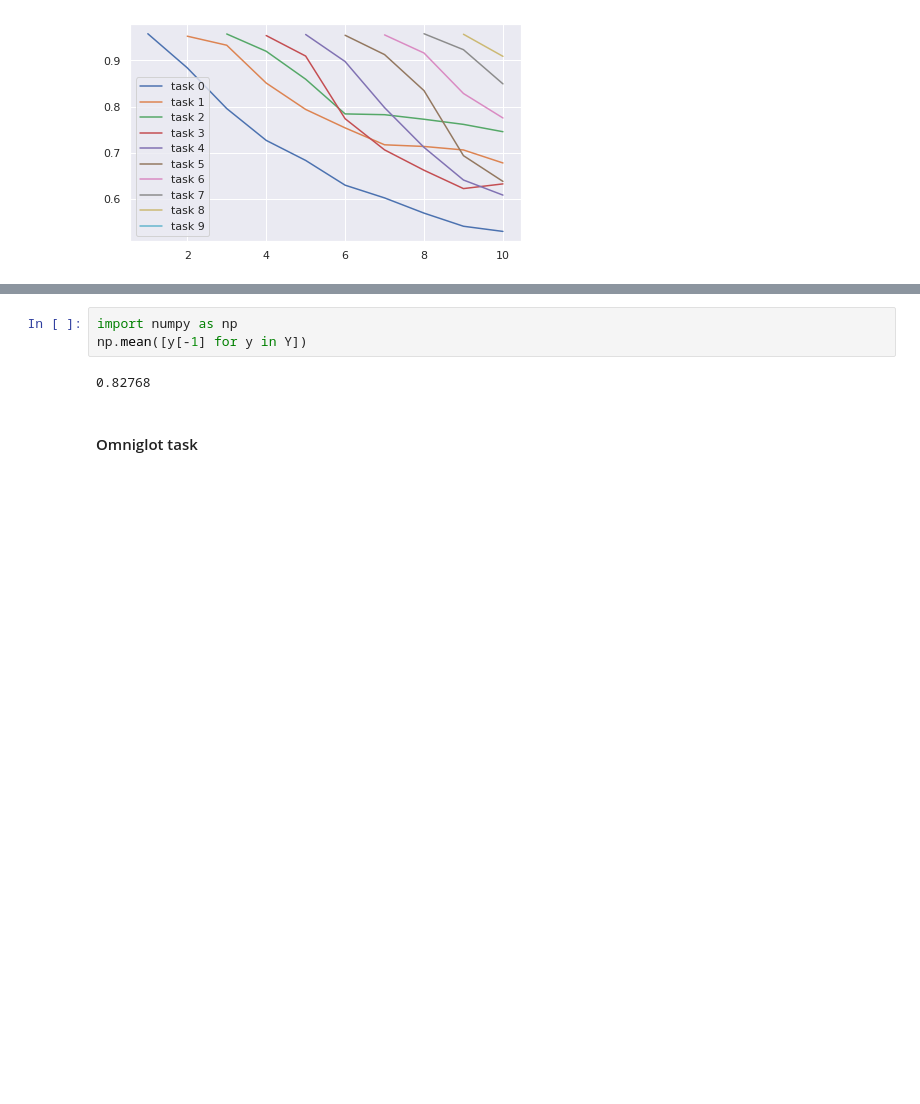
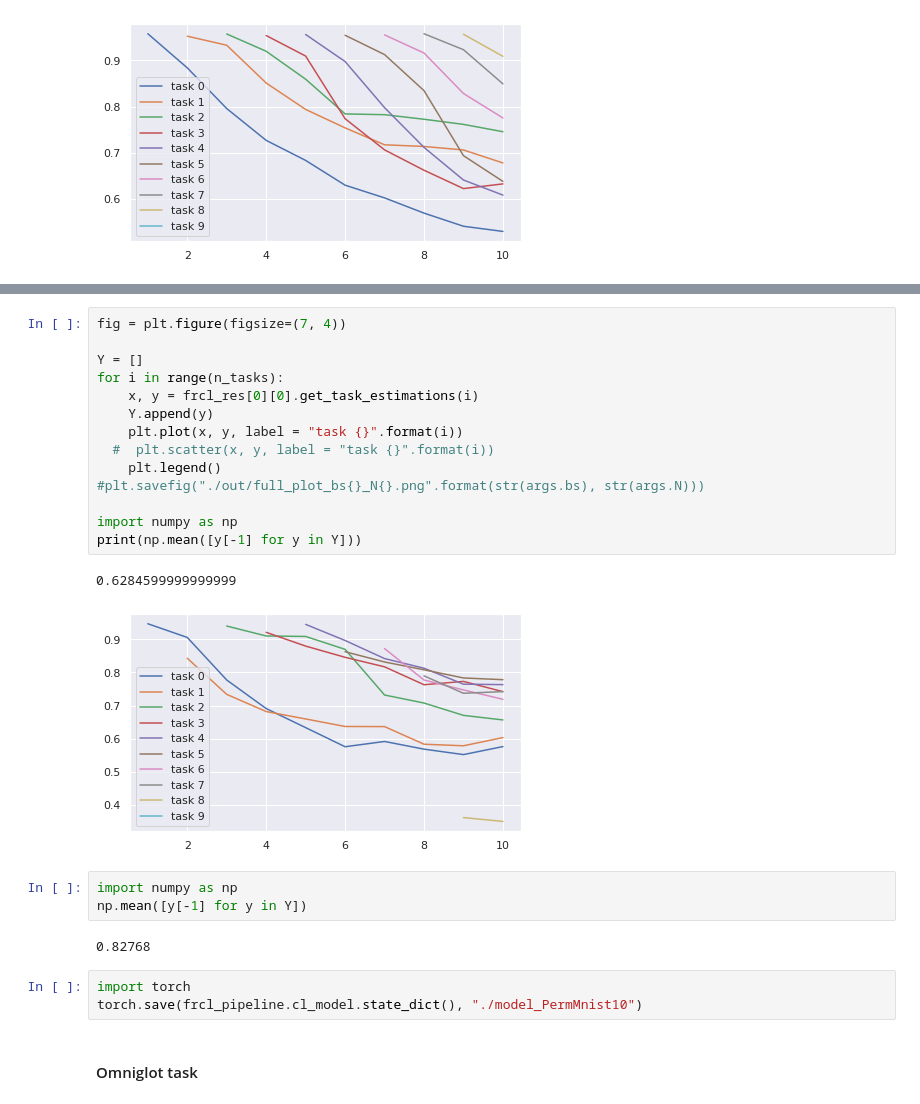
Before and after one commit to AndreevP/FRCL, a Jupyter notebook: notebooks/pipeline_demo.ipynb, the cells around one changed output, grey strips where cells are left out. Saved outputs shown, nothing was run; the diff lists cells and outputs as text; blank space fills up the shorter version.

```diff
--- a/notebooks/pipeline_demo.ipynb
+++ b/notebooks/pipeline_demo.ipynb
@@ -90,8 +91,28 @@ plt.show()
+# %%
+fig = plt.figure(figsize=(7, 4))
+
+Y = []
+for i in range(n_tasks):
+    x, y = frcl_res[0][0].get_task_estimations(i)
+    Y.append(y)
+    plt.plot(x, y, label = "task {}".format(i))
+  #  plt.scatter(x, y, label = "task {}".format(i))
+    plt.legend()
+#plt.savefig("./out/full_plot_bs{}_N{}.png".format(str(args.bs), str(args.N)))
+
+import numpy as np
+print(np.mean([y[-1] for y in Y]))
+# %% [output]
+0.6284599999999999
+[figure, added]
 # %%
 import numpy as np
 np.mean([y[-1] for y in Y])
 # %% [output]
 0.82768
+# %%
+import torch
+torch.save(frcl_pipeline.cl_model.state_dict(), "./model_PermMnist10")
 # %% [markdown]
 #### Omniglot task
 # %%
```
Also changed, not shown: parts of 11 cells of this notebook, 2 other files.
